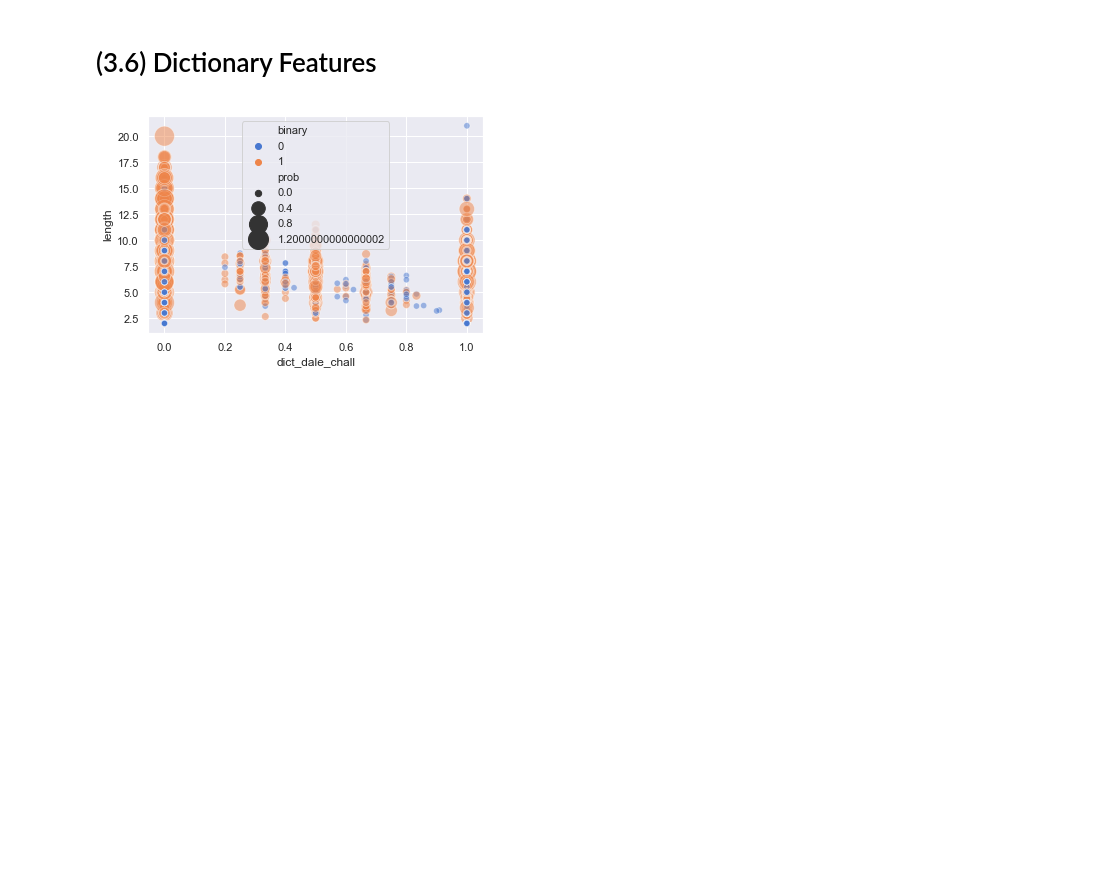
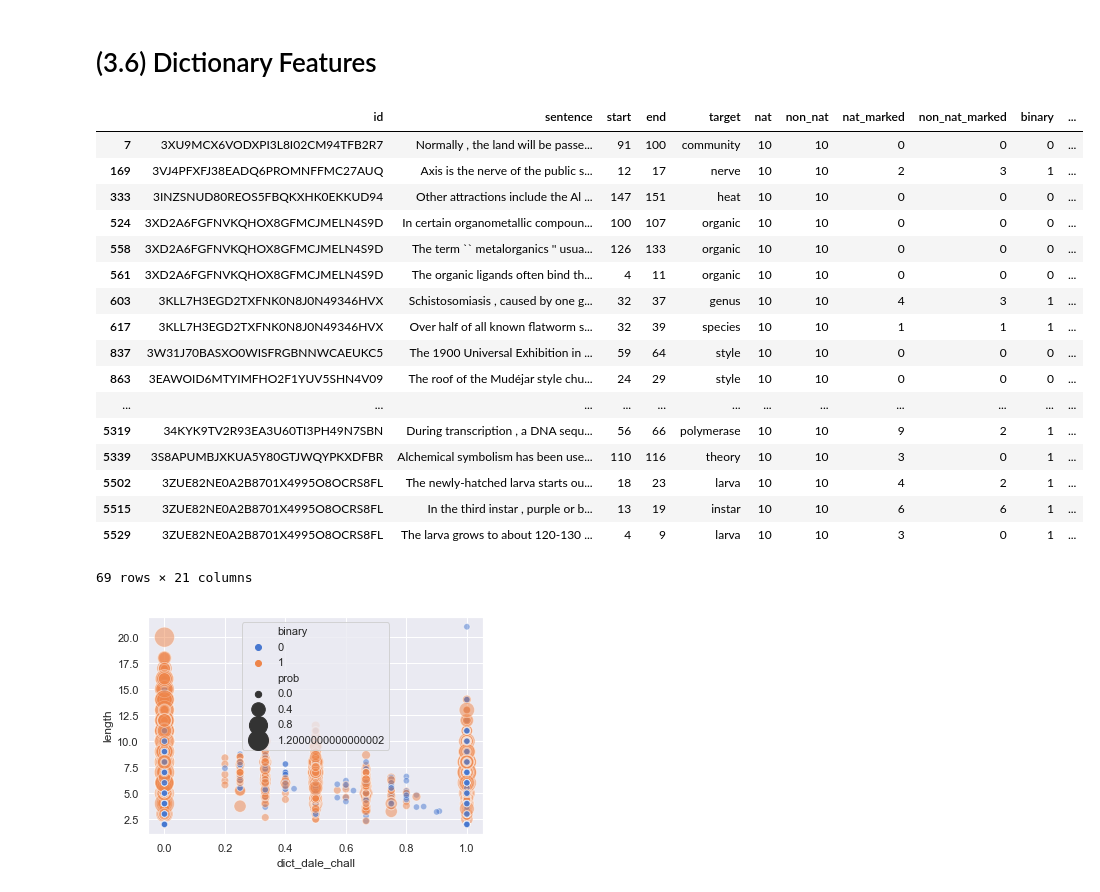
Before and after one commit to kristiankolthoff/CoWoPhId, a Jupyter notebook: python/features_cwi.ipynb, the cells around one changed output. Cells and saved outputs as stored; diff of their text form; code cells hidden in the pictures; blank space fills up the shorter version.

```diff
--- a/python/features_cwi.ipynb
+++ b/python/features_cwi.ipynb
@@ -460,6 +460,7 @@ Here we compute features which are based on larger corpora. In this category we
 from nltk.stem.wordnet import *
 from collections import defaultdict
 from wordmodel import Word
+import pandas as pd
 
 words_mrc_database = {}
 with open("resources/mrc-database/mrc2.dct", encoding="utf8") as file:
@@ -501,10 +502,20 @@ def mrc_database(target, func):
     return func(word) if word else 0
 
 word_freq_wiki = {}
+freq_sum_wiki = 0
 with open("resources/word-freq-dumps/enwiki-20150602-words-frequency.txt", encoding="utf8") as file:
     for line in file:
         word, freq = line.partition(" ")[::2]
         word_freq_wiki[word.strip()] = int(freq)
+        freq_sum_wiki+=int(freq)
+
+word_freq_simple_wiki = {}
+freq_sum_simple_wiki = 0
+with open("resources/word-freq-dumps/simple_wiki_word_freqs.txt", encoding="ISO-8859-1") as file:
+    for line in file:
+        word, freq = line.split()
+        word_freq_simple_wiki[word.strip()] = int(freq)
+        freq_sum_simple_wiki+=int(freq)
 
 word_freq_bnc = {}
 with open("resources/word-freq-dumps/bnc_freq_all.al", encoding="utf8") as file:
@@ -543,6 +554,14 @@ def get_dict_count(target, freqs):
 def freqZipf(target):
     stats = word_pknown_nobs_prev_freqZipf.get(target)
     return stats[3] if stats else 3.5
+
+
+N_WEIGHT = freq_sum_wiki / freq_sum_simple_wiki
+
+def weighted_wiki_simple_wiki_ratio(target, weight):
+    freq_wiki = word_freq_wiki.get(target.strip().lower(), 1)
+    freq_simple_wiki = word_freq_simple_wiki.get(target.strip().lower(), 1)
+    return -1 + (2 * (freq_wiki / ((freq_simple_wiki * weight) + freq_wiki)))
 # %%
 mwe_targets_train = list(set([mwe for ds in datasets for mwe in ds.train['target'].tolist()]))
 mwe_targets_test = list(set([mwe for ds in datasets for mwe in ds.test['target'].tolist()]))
@@ -696,20 +777,0 @@ ngram = KneserNeyNGram(n=2, sents=sentences, D = 1)
-# %%
-from pathlib import Path
-
-pathlist = Path("resources/word-freq-dumps/1-billion-word-language-" + \
-          "modeling-benchmark-r13output/training-monolingual.tokenized.shuffled/").glob('**/*')
-max_files = 4
-sentences = []
-characters = []
-for index, path in enumerate(pathlist):
-    # because path is object not string
-    path_in_str = str(path)
-    print('Reading : {}'.format(path_in_str))
-    with open(path_in_str, encoding="utf8") as file:
-        sentences.extend([line.strip().split() for line in file])
-        characters.extend([[character for word in sentence for character in word]
-                      for sentence in sentences])
-    if index >= max_files:
-        break
-print('Len sentences : {}'.format(len(sentences)))
-print('Len characters : {}'.format(len(characters)))
@@ -1399,6 +1410,28 @@ feature_categories.append(fc_dictionary)
 # %%
 dataset_fc_dictionary = [FeatureDataset(ds.name, fc_dictionary,
                 fc_dictionary.func(ds.train), fc_dictionary.func(ds.test)) for ds in datasets]
+# %%
+train = dataset_fc_dictionary[0].train
+train.loc[train.gloss_biology==1,]
+# %% [output]
+|  | id | sentence | start | end | target | nat | non_nat | nat_marked | non_nat_marked | binary | ... |
+| 7 | 3XU9MCX6VODXPI3L8I02CM94TFB2R7 | Normally , the land will be passe... | 91 | 100 | community | 10 | 10 | 0 | 0 | 0 | ... |
+| 169 | 3VJ4PFXFJ38EADQ6PROMNFFMC27AUQ | Axis is the nerve of the public s... | 12 | 17 | nerve | 10 | 10 | 2 | 3 | 1 | ... |
+| 333 | 3INZSNUD80REOS5FBQKXHK0EKKUD94 | Other attractions include the Al ... | 147 | 151 | heat | 10 | 10 | 0 | 0 | 0 | ... |
+| 524 | 3XD2A6FGFNVKQHOX8GFMCJMELN4S9D | In certain organometallic compoun... | 100 | 107 | organic | 10 | 10 | 0 | 0 | 0 | ... |
+| 558 | 3XD2A6FGFNVKQHOX8GFMCJMELN4S9D | The term `` metalorganics '' usua... | 126 | 133 | organic | 10 | 10 | 0 | 0 | 0 | ... |
+| 561 | 3XD2A6FGFNVKQHOX8GFMCJMELN4S9D | The organic ligands often bind th... | 4 | 11 | organic | 10 | 10 | 0 | 0 | 0 | ... |
+| 603 | 3KLL7H3EGD2TXFNK0N8J0N49346HVX | Schistosomiasis , caused by one g... | 32 | 37 | genus | 10 | 10 | 4 | 3 | 1 | ... |
+| 617 | 3KLL7H3EGD2TXFNK0N8J0N49346HVX | Over half of all known flatworm s... | 32 | 39 | species | 10 | 10 | 1 | 1 | 1 | ... |
+| 837 | 3W31J70BASXO0WISFRGBNNWCAEUKC5 | The 1900 Universal Exhibition in ... | 59 | 64 | style | 10 | 10 | 0 | 0 | 0 | ... |
+| 863 | 3EAWOID6MTYIMFHO2F1YUV5SHN4V09 | The roof of the Mudéjar style chu... | 24 | 29 | style | 10 | 10 | 0 | 0 | 0 | ... |
+| ... | ... | ... | ... | ... | ... | ... | ... | ... | ... | ... | ... |
+| 5319 | 34KYK9TV2R93EA3U60TI3PH49N7SBN | During transcription , a DNA sequ... | 56 | 66 | polymerase | 10 | 10 | 9 | 2 | 1 | ... |
+| 5339 | 3S8APUMBJXKUA5Y80GTJWQYPKXDFBR | Alchemical symbolism has been use... | 110 | 116 | theory | 10 | 10 | 3 | 0 | 1 | ... |
+| 5502 | 3ZUE82NE0A2B8701X4995O8OCRS8FL | The newly-hatched larva starts ou... | 18 | 23 | larva | 10 | 10 | 4 | 2 | 1 | ... |
+| 5515 | 3ZUE82NE0A2B8701X4995O8OCRS8FL | In the third instar , purple or b... | 13 | 19 | instar | 10 | 10 | 6 | 6 | 1 | ... |
+| 5529 | 3ZUE82NE0A2B8701X4995O8OCRS8FL | The larva grows to about 120-130 ... | 4 | 9 | larva | 10 | 10 | 3 | 0 | 1 | ... |
+69 rows × 21 columns
 # %%
 concat_features = concat_feature_datasets(dataset_fc_semantic, dataset_fc_orthographic,
                 dataset_fc_psycholinguistic, dataset_fc_corpus_based, dataset_fc_dictionary)
```
Also changed, not shown: parts of 24 cells of this notebook.
